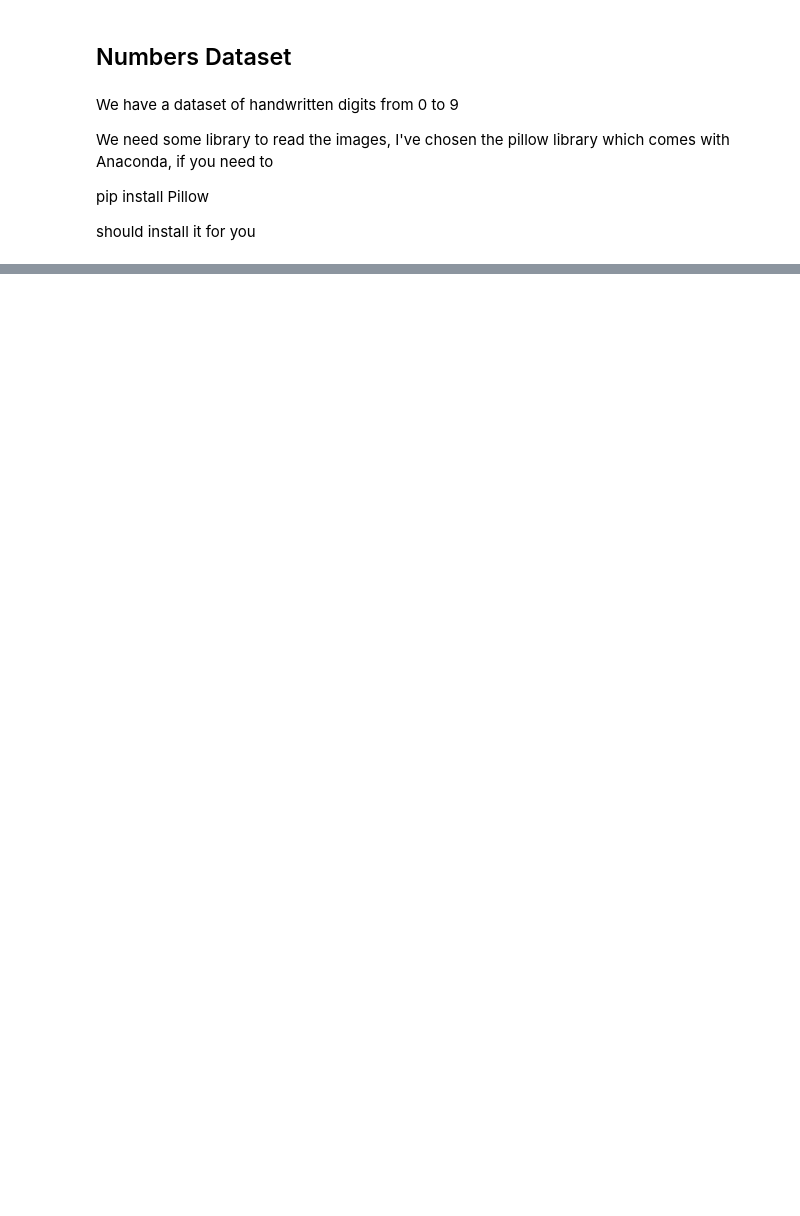
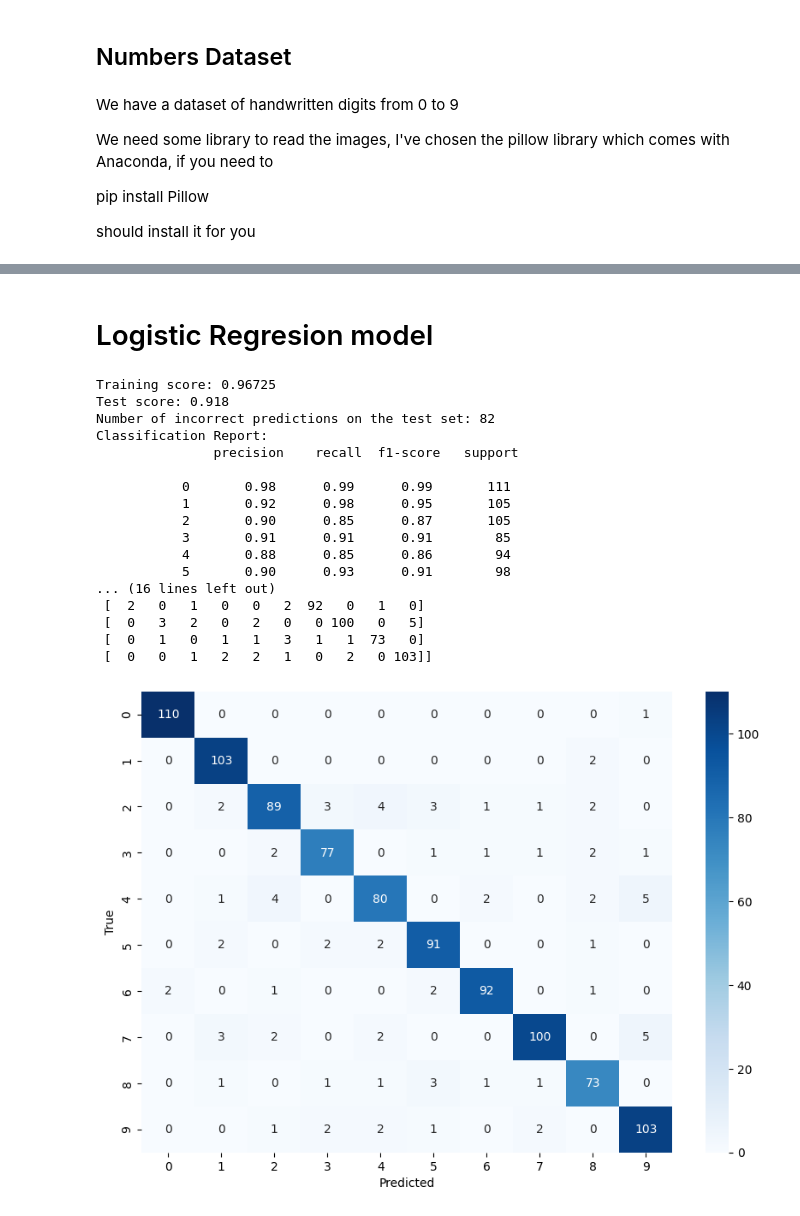
Before and after one commit to OliverOwens99/UI_dev, a Jupyter notebook: week 5/digits.ipynb, the cells around one changed output, grey strips where cells are left out. Cells and saved outputs as stored; diff of their text form; code cells hidden in the pictures; blank space fills up the shorter version.

```diff
--- a/week 5/digits.ipynb
+++ b/week 5/digits.ipynb
@@ -31,0 +203,79 @@ def printexamples(X):
+# %% [markdown]
+# Logistic Regresion model
+# %%
+# Create the Logistic Regression model
+from sklearn.linear_model import LogisticRegression
+
+
+log_reg = LogisticRegression(max_iter=1000)
+
+# Train the model on the training set
+log_reg.fit(X_train, y_train)
+
+# Score the model on the training and test sets
+train_score = log_reg.score(X_train, y_train)
+test_score = log_reg.score(X_test, y_test)
+
+print("Training score:", train_score)
+print("Test score:", test_score)
+
+# Predict on the test set
+y_pred = log_reg.predict(X_test)
+
+# Count incorrect predictions
+incorrect_predictions = np.sum(y_pred != y_test)
+print("Number of incorrect predictions on the test set:", incorrect_predictions)
+
+# Print classification report
+report = classification_report(y_test, y_pred)
+print("Classification Report:\n", report)
+
+# Print confusion matrix
+conf_matrix = confusion_matrix(y_test, y_pred)
+print("Confusion Matrix:\n", conf_matrix)
+
+# Plot confusion matrix
+plt.figure(figsize=(10, 7))
+sns.heatmap(conf_matrix, annot=True, fmt='d', cmap='Blues')
+plt.xlabel('Predicted')
+plt.ylabel('True')
+plt.show()
+
+# Implement k-Fold Cross Validation to find the best hyperparameters
+cv_scores = cross_val_score(log_reg, X_train, y_train, cv=5, scoring='accuracy')
+
+# Print cross-validation scores
+print("Cross-validation scores:", cv_scores)
+print("Mean cross-validation score:", cv_scores.mean())
+
+# Train a model using the training set with the best hyperparameters
+log_reg_best = LogisticRegression(max_iter=1000)
+log_reg_best.fit(X_train, y_train)
+
+# Score the model on the test set
+final_test_score = log_reg_best.score(X_test, y_test)
+print("Final test score with best hyperparameters:", final_test_score)
+
+# Print classification report for the best model
+y_pred_best = log_reg_best.predict(X_test)
+report_best = classification_report(y_test, y_pred_best)
+print("Classification Report for best model:\n", report_best)
+# %% [output]
+Training score: 0.96725
+Test score: 0.918
+Number of incorrect predictions on the test set: 82
+Classification Report:
+               precision    recall  f1-score   support
+
+           0       0.98      0.99      0.99       111
+           1       0.92      0.98      0.95       105
+           2       0.90      0.85      0.87       105
+           3       0.91      0.91      0.91        85
+           4       0.88      0.85      0.86        94
+           5       0.90      0.93      0.91        98
+... (16 lines left out)
+ [  2   0   1   0   0   2  92   0   1   0]
+ [  0   3   2   0   2   0   0 100   0   5]
+ [  0   1   0   1   1   3   1   1  73   0]
+ [  0   0   1   2   2   1   0   2   0 103]]
+[figure, added]
```
Also changed, not shown: parts of 19 cells of this notebook.
